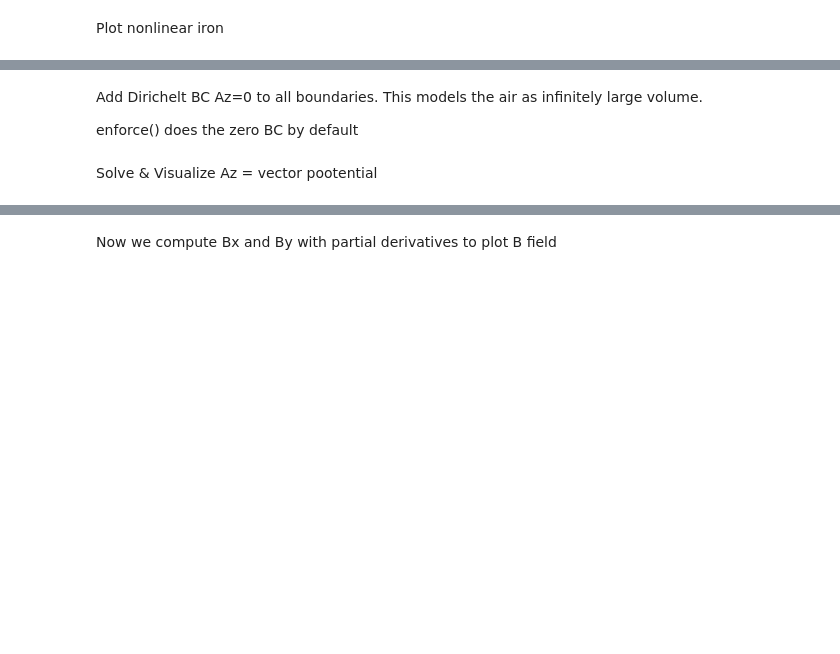
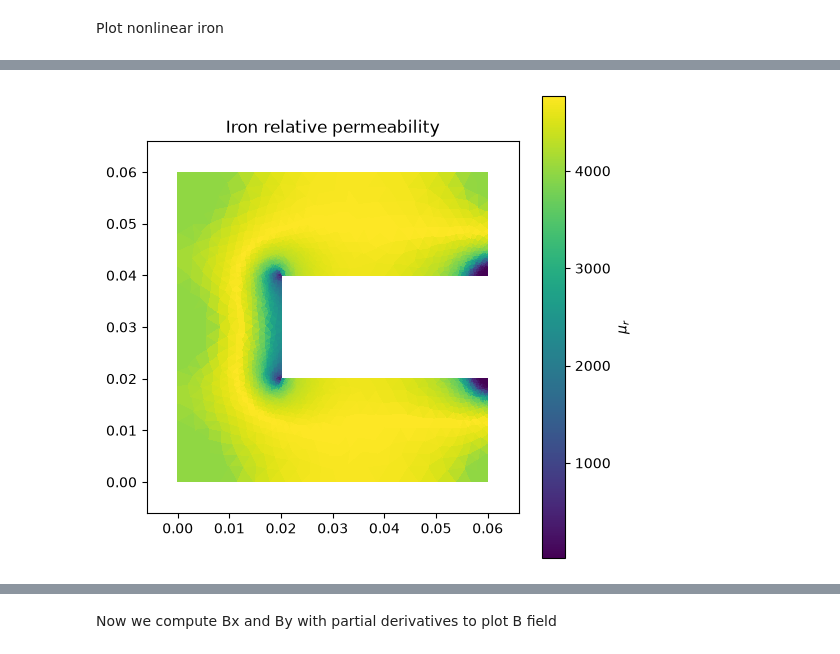
Before and after one commit to VerttiAalto100/computational-electromagnetics, a Jupyter notebook: nonlinear-iron-and-pm/nonlinear_iron_and_pm.ipynb, the cells around one changed output, grey strips where cells are left out. Cells and saved outputs as stored; diff of their text form; code cells hidden in the pictures; blank space fills up the shorter version.

```diff
--- a/nonlinear-iron-and-pm/nonlinear_iron_and_pm.ipynb
+++ b/nonlinear-iron-and-pm/nonlinear_iron_and_pm.ipynb
@@ -208,7 +226,35 @@ ValueError: The given type '<class 'numpy.ndarray'>' for the list of extra form
-# %% [markdown]
-Add Dirichelt BC Az=0 to all boundaries. This models the air as infinitely large volume.
-
-enforce() does the zero BC by default
-# %% [markdown]
-Solve & Visualize Az = vector pootential
+# %%
+tri_core = mesh.t[:, basis_core.tind].T
+
+triang = mtri.Triangulation(
+    mesh.p[0],
+    mesh.p[1],
+    tri_core
+)
+
+mur_elem = mu_iron.mean(axis=1) / mu0
+
+fig, ax = plt.subplots(figsize=(6,6))
+
+pc = ax.tripcolor(
+    triang,
+    facecolors=mur_elem,
+    shading="flat",
+    cmap="viridis"
+)
+
+# Zoom into the region around the C-core
+xmin, ymin = mesh.p.min(axis=1)
+xmax, ymax = mesh.p.max(axis=1)
+d = max(xmax - xmin, ymax - ymin)
+margin = 0.3 * d  # CHANGE TO ZOOM
+ax.set_xlim(xmin + margin, xmax - margin)
+ax.set_ylim(ymin + margin, ymax - margin)
+
+fig.colorbar(pc, ax=ax, label=r"$\mu_r$")
+ax.set_aspect("equal")
+ax.set_title("Iron relative permeability")
+plt.show()
+# %% [output]
+[figure, added]
 # %%
```
Also changed, not shown: parts of 19 cells of this notebook.
